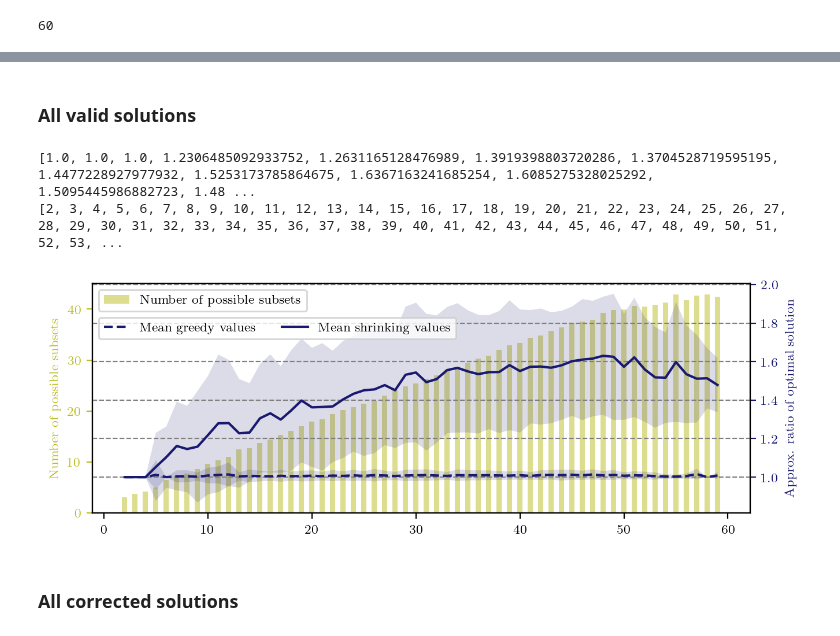
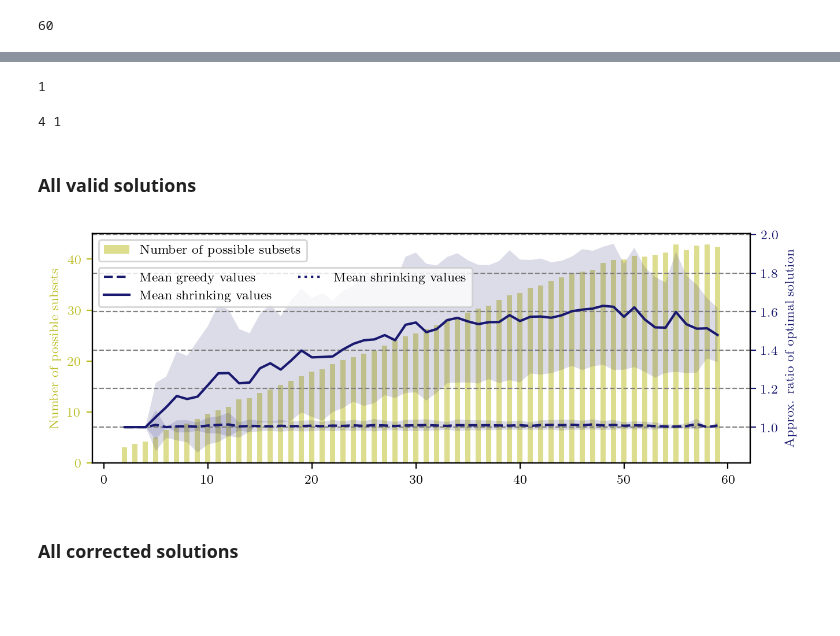
Before and after one commit to jernejrudifinzgar/qiro, a Jupyter notebook: Experiments/SetCover/scripts/plotting_file.ipynb, the cells around one changed output, grey strips where cells are left out. Cells and saved outputs as stored; diff of their text form; code cells hidden in the pictures; blank space fills up the shorter version.

```diff
--- a/Experiments/SetCover/scripts/plotting_file.ipynb
+++ b/Experiments/SetCover/scripts/plotting_file.ipynb
@@ -212,3 +261,40 @@ sorted_unique_sizes.pop()
+# %%
+print(num_examples_p2)
+# %% [output]
+1
+# %%
+size_to_shrinking_values_p2 = defaultdict(list)
+
+# Fill the dictionary with values corresponding to each size
+for size, shrinking_value in zip(set_sizes_p2, shrinking_sizes_p2):
+    size_to_shrinking_values_p2[size].append(shrinking_value)
+
+# Initialize the lists for unique sizes and mean values
+unique_sizes_p2 = []
+mean_values_shrinking_p2 = []
+std_values_shrinking_p2 = []
+
+# Compute mean values for each unique size
+for size in size_to_shrinking_values_p2:
+    print(size, len(size_to_shrinking_values_p2[size]))
+    unique_sizes_p2.append(size)
+    mean_values_shrinking_p2.append(np.mean(size_to_shrinking_values_p2[size]))
+    std_values_shrinking_p2.append(np.std(size_to_shrinking_values_p2[size]))
+
+# for size in unique_sizes:
+#     print("\nsize")
+#     print('shrinking', len(size_to_shrinking_values[size]))
+#     print('greedy', len(size_to_greedy_values[size]))
+
+list_to_sort_by_p2 = unique_sizes_p2
+zipped_lists_p2 = zip(list_to_sort_by_p2, unique_sizes_p2, mean_values_shrinking_p2, std_values_shrinking_p2)
+sorted_zipped_lists_p2 = sorted(zipped_lists_p2, key = lambda x: x[0])
+_, sorted_unique_sizes_p2, sorted_mean_values_shrinking_p2, sorted_std_values_shrinking_p2 = zip(*sorted_zipped_lists_p2)
+sorted_unique_sizes_p2 = list(sorted_unique_sizes_p2)
+sorted_mean_values_shrinking_p2 = list(sorted_mean_values_shrinking_p2)
+sorted_std_values_shrinking_p2 = list(sorted_std_values_shrinking_p2)
+# %% [output]
+4 1
 # %% [markdown]
 ### All valid solutions
 # %%
@@ -226,38 +312,40 @@ ax2.fill_between(sorted_unique_sizes, lower_bound, upper_bound, alpha = 0.15, co
 
 upper_bound = [i + j for i, j in zip(sorted_mean_values_shrinking, sorted_std_values_shrinking)]
 lower_bound = [i - j for i, j in zip(sorted_mean_values_shrinking, sorted_std_values_shrinking)]
 ax2.fill_between(sorted_unique_sizes, lower_bound, upper_bound, alpha = 0.15, color = colors[6], edgecolor = None)
 
-print(upper_bound)
-print(sorted_unique_sizes)
+upper_bound = [i + j for i, j in zip(sorted_mean_values_shrinking_p2, sorted_std_values_shrinking_p2)]
+lower_bound = [i - j for i, j in zip(sorted_mean_values_shrinking_p2, sorted_std_values_shrinking_p2)]
+ax2.fill_between(sorted_unique_sizes_p2, lower_bound, upper_bound, alpha = 0.15, color = colors[6], edgecolor = None)
 
 ax2.plot(sorted_unique_sizes, sorted_mean_values_greedy, linestyle= '--', color=colors[6], label='Mean greedy values')
 
 ax2.plot(sorted_unique_sizes, sorted_mean_values_shrinking, linestyle='solid', color=colors[6], label='Mean shrinking values')
+
+ax2.plot(sorted_unique_sizes_p2, sorted_mean_values_shrinking_p2, linestyle='dotted', color=colors[6], label='Mean shrinking values')
+
 
 ax2.yaxis.grid(color='gray', linestyle='dashed')
 ax2.xaxis.grid(color='gray', linestyle='dashed')
 # Adding labels and title
 
 
 ax2.set_xlabel('Size of set to cover')
 ax2.set_ylabel('Approx. ratio of optimal solution', color = colors[6])
 ax2.tick_params(axis='y', colors = colors[6])
 ax1.tick_params(axis='y', colors = colors[7])
 
 ax2.legend(loc = 'upper left', ncols=2, bbox_to_anchor=(0, 0.88))
 
 ax1.legend([handle], ['Number of possible subsets'], loc = 'upper left', ncols=1, bbox_to_anchor=(0, 1))
 
 
 
 fig.tight_layout()
 # Show the plot
 plt.show()
 # %% [output]
-[1.0, 1.0, 1.0, 1.2306485092933752, 1.2631165128476989, 1.3919398803720286, 1.3704528719595195, 1.4477228927977932, 1.5253173785864675, 1.6367163241685254, 1.6085275328025292, 1.5095445986882723, 1.48 ...
-[2, 3, 4, 5, 6, 7, 8, 9, 10, 11, 12, 13, 14, 15, 16, 17, 18, 19, 20, 21, 22, 23, 24, 25, 26, 27, 28, 29, 30, 31, 32, 33, 34, 35, 36, 37, 38, 39, 40, 41, 42, 43, 44, 45, 46, 47, 48, 49, 50, 51, 52, 53, ...
-[figure, old version]
+[figure, new version]
 # %% [markdown]
 ### All corrected solutions
 # %%
```
Also changed, not shown: parts of 3 cells of this notebook, 20 other files.
